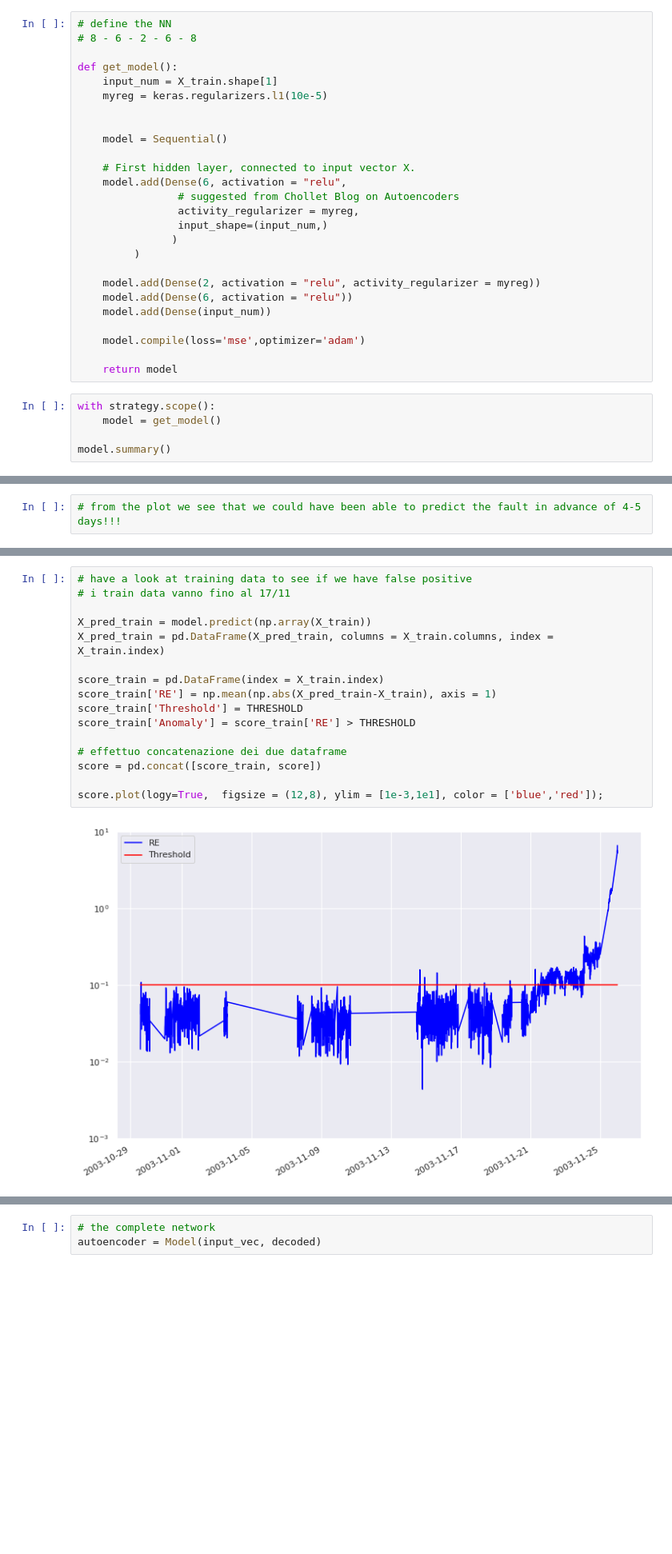
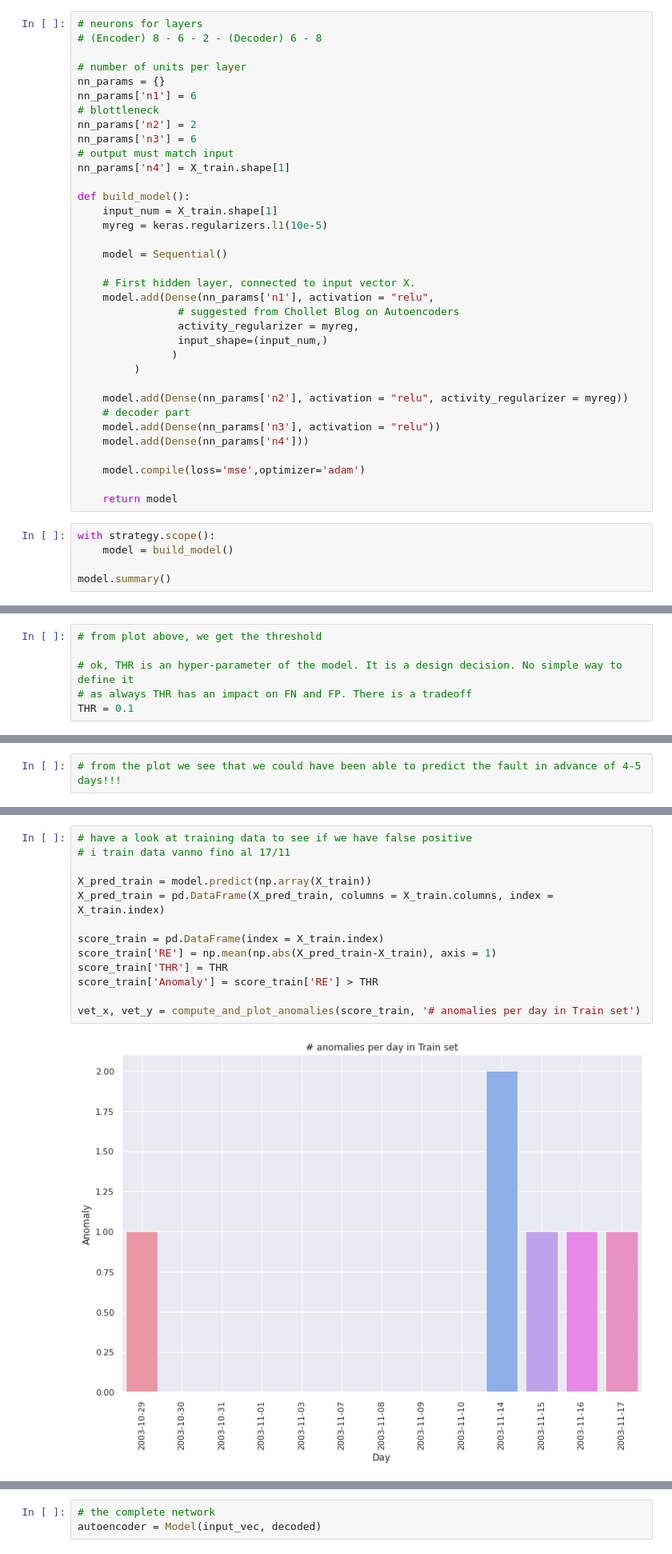
Before and after one commit to luigisaetta/anomalydetection, a Jupyter notebook: Anomaly1AutoEncoders.ipynb, the cells around one changed output, grey strips where cells are left out. Shown: that part at 80% size. Cells and saved outputs as stored; diff of their text form; blank space fills up the shorter version.

```diff
--- a/Anomaly1AutoEncoders.ipynb
+++ b/Anomaly1AutoEncoders.ipynb
@@ -138,34 +183,43 @@ X_test = pd.DataFrame(scaler.transform(dataset_test), columns = dataset_test.col
 # %% [markdown]
 #### Define the Autoencoder (NN)
 # %%
-# define the NN
-# 8 - 6 - 2 - 6 - 8
+# neurons for layers
+# (Encoder) 8 - 6 - 2 - (Decoder) 6 - 8
 
-def get_model():
+# number of units per layer
+nn_params = {}
+nn_params['n1'] = 6
+# blottleneck
+nn_params['n2'] = 2
+nn_params['n3'] = 6
+# output must match input
+nn_params['n4'] = X_train.shape[1]
+
+def build_model():
     input_num = X_train.shape[1]
     myreg = keras.regularizers.l1(10e-5)
-
 
     model = Sequential()
 
     # First hidden layer, connected to input vector X.
-    model.add(Dense(6, activation = "relu",
+    model.add(Dense(nn_params['n1'], activation = "relu",
                 # suggested from Chollet Blog on Autoencoders
                 activity_regularizer = myreg,
                 input_shape=(input_num,)
                )
          )
 
-    model.add(Dense(2, activation = "relu", activity_regularizer = myreg))
-    model.add(Dense(6, activation = "relu"))
-    model.add(Dense(input_num))
+    model.add(Dense(nn_params['n2'], activation = "relu", activity_regularizer = myreg))
+    # decoder part
+    model.add(Dense(nn_params['n3'], activation = "relu"))
+    model.add(Dense(nn_params['n4']))
 
     model.compile(loss='mse',optimizer='adam')
 
     return model
 # %%
 with strategy.scope():
-    model = get_model()
+    model = build_model()
 
 model.summary()
 # %% [output]
@@ -250,0 +296,6 @@ THRESHOLD = 0.1
+# %%
+# from plot above, we get the threshold
+
+# ok, THR is an hyper-parameter of the model. It is a design decision. No simple way to define it
+# as always THR has an impact on FN and FP. There is a tradeoff
+THR = 0.1
@@ -292,18 +365,15 @@ score.plot(logy=True,  figsize = (12,8), ylim = [1e-2,1e1], color = ['blue','red
 # %%
 # have a look at training data to see if we have false positive
 # i train data vanno fino al 17/11
 
 X_pred_train = model.predict(np.array(X_train))
 X_pred_train = pd.DataFrame(X_pred_train, columns = X_train.columns, index = X_train.index)
 
 score_train = pd.DataFrame(index = X_train.index)
 score_train['RE'] = np.mean(np.abs(X_pred_train-X_train), axis = 1)
-score_train['Threshold'] = THRESHOLD
-score_train['Anomaly'] = score_train['RE'] > THRESHOLD
+score_train['THR'] = THR
+score_train['Anomaly'] = score_train['RE'] > THR
 
-# effettuo concatenazione dei due dataframe
-score = pd.concat([score_train, score])
-
-score.plot(logy=True,  figsize = (12,8), ylim = [1e-3,1e1], color = ['blue','red']);
+vet_x, vet_y = compute_and_plot_anomalies(score_train, '# anomalies per day in Train set')
 # %% [output]
-[figure, old version]
+[figure, new version]
```
Also changed, not shown: parts of 43 cells of this notebook, 2 other files.
